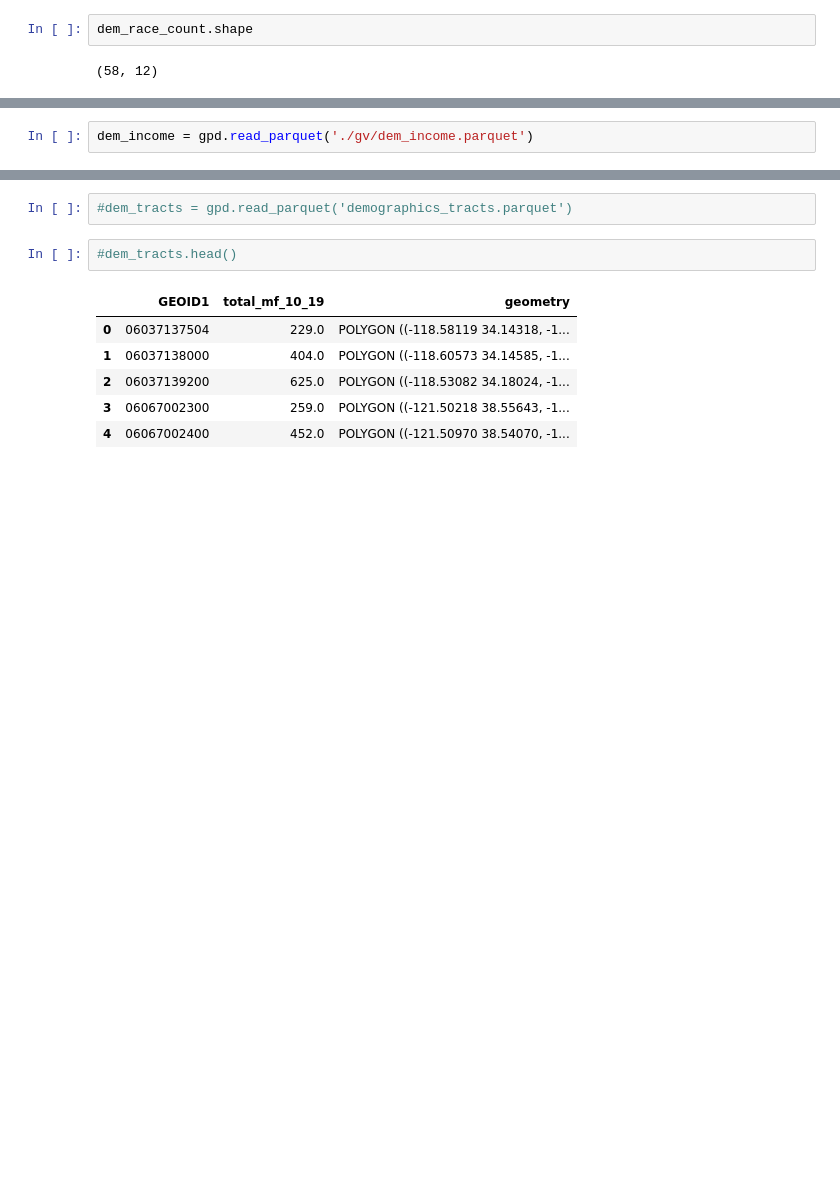
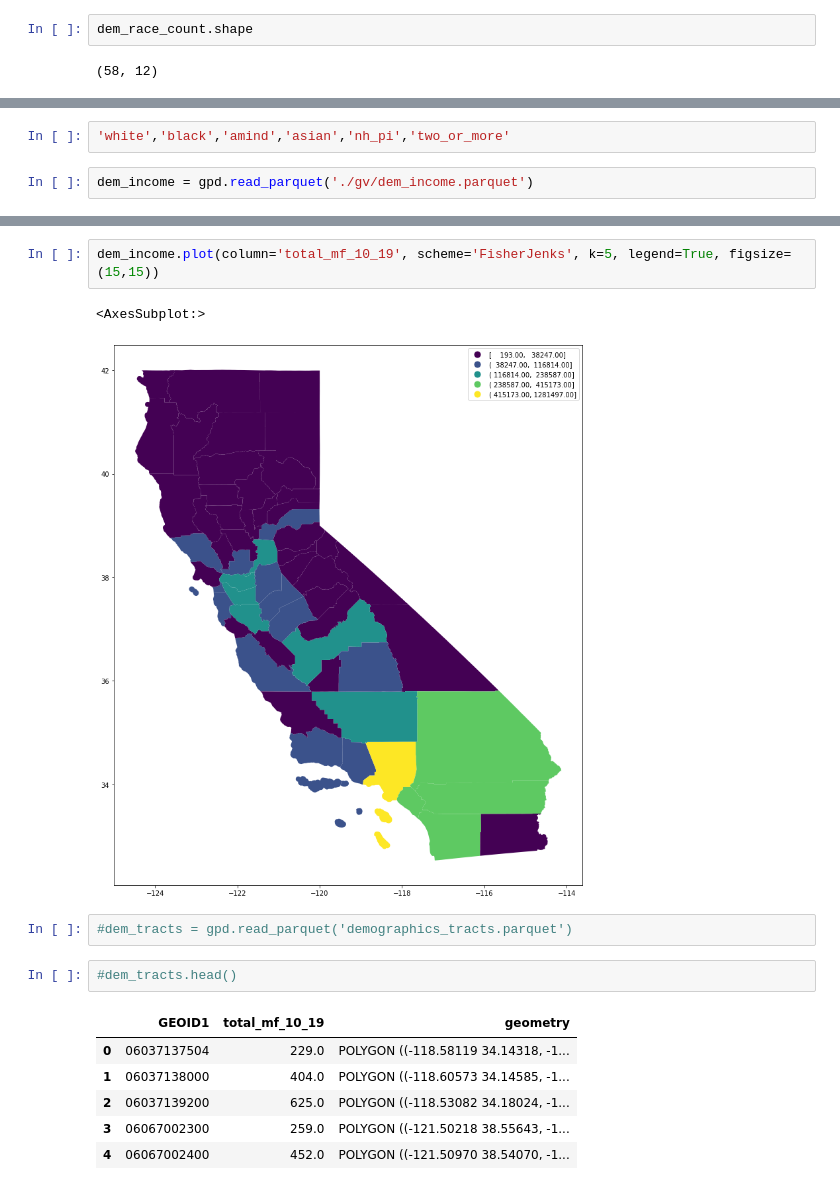
Before and after one commit to nnasr001/PBPL280S21Project1, a Jupyter notebook: Race_tracts-Copy1.ipynb, the cells around one changed output, grey strips where cells are left out. Saved outputs shown, nothing was run; the diff lists cells and outputs as text; blank space fills up the shorter version.

```diff
--- a/Race_tracts-Copy1.ipynb
+++ b/Race_tracts-Copy1.ipynb
@@ -152,3 +165,5 @@ dem_race_count.shape
+# %%
+'white','black','amind','asian','nh_pi','two_or_more'
 # %%
 dem_income = gpd.read_parquet('./gv/dem_income.parquet')
 # %%
@@ -160,6 +175,11 @@ dem_income.head()
 | 2 | 06083 | Santa Barbara County | Santa Barbara | MULTIPOLYGON (((-120.73429 34.900... | 64685.0 | 6803252.0 |
 | 3 | 06009 | Calaveras County | Calaveras | POLYGON ((-120.63093 38.34110, -1... | 4245.0 | 554899.0 |
 | 4 | 06111 | Ventura County | Ventura | MULTIPOLYGON (((-119.32922 34.227... | 116814.0 | 15141748.0 |
+# %%
+dem_income.plot(column='total_mf_10_19', scheme='FisherJenks', k=5, legend=True, figsize=(15,15))
+# %% [output]
+<AxesSubplot:>
+[figure, added]
 # %%
 #dem_tracts = gpd.read_parquet('demographics_tracts.parquet')
 # %%
```
Also changed, not shown: parts of 10 cells of this notebook.
